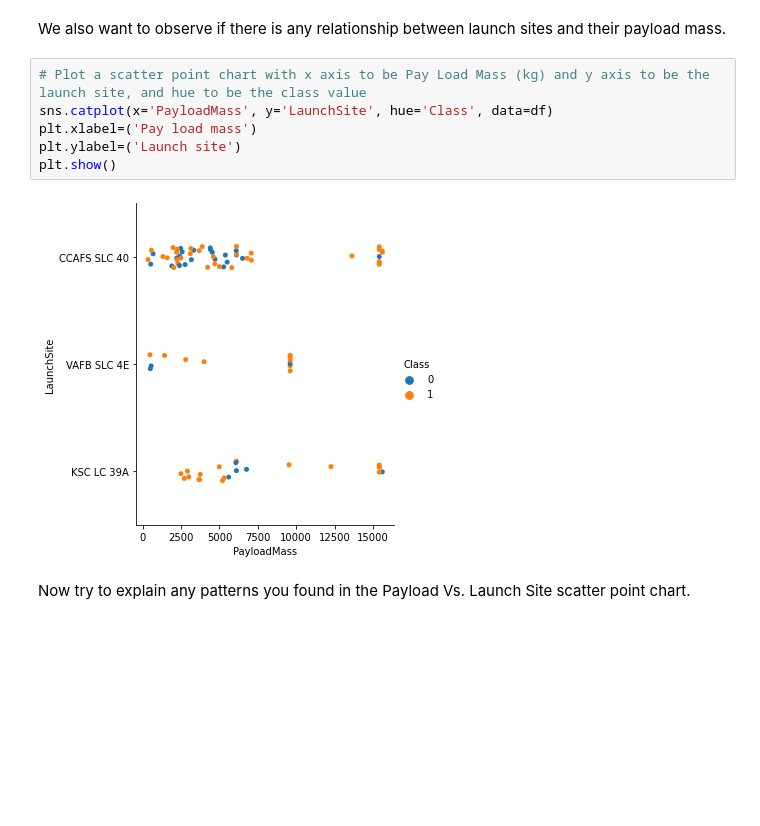
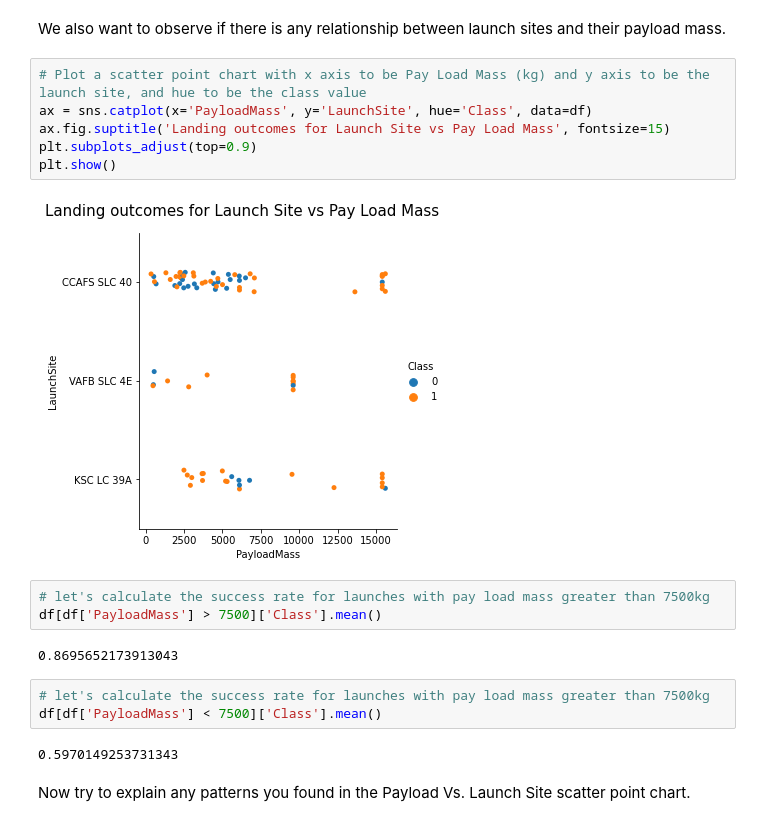
Before and after one commit to Yassine-El-M/test, a Jupyter notebook: EDA with Visualizations.ipynb, the cells around one changed output. Drawn from its saved outputs; the diff is of its cells as text; blank space fills up the shorter version.

```diff
--- a/EDA with Visualizations.ipynb
+++ b/EDA with Visualizations.ipynb
@@ -99,12 +97,22 @@ Now try to explain the patterns you found in the Flight Number vs. Launch Site s
 We also want to observe if there is any relationship between launch sites and their payload mass.
 # %%
 # Plot a scatter point chart with x axis to be Pay Load Mass (kg) and y axis to be the launch site, and hue to be the class value
-sns.catplot(x='PayloadMass', y='LaunchSite', hue='Class', data=df)
-plt.xlabel=('Pay load mass')
-plt.ylabel=('Launch site')
+ax = sns.catplot(x='PayloadMass', y='LaunchSite', hue='Class', data=df)
+ax.fig.suptitle('Landing outcomes for Launch Site vs Pay Load Mass', fontsize=15)
+plt.subplots_adjust(top=0.9)
 plt.show()
 # %% [output]
-[figure, old version]
+[figure, new version]
+# %%
+# let's calculate the success rate for launches with pay load mass greater than 7500kg
+df[df['PayloadMass'] > 7500]['Class'].mean()
+# %% [output]
+0.8695652173913043
+# %%
+# let's calculate the success rate for launches with pay load mass greater than 7500kg
+df[df['PayloadMass'] < 7500]['Class'].mean()
+# %% [output]
+0.5970149253731343
 # %% [markdown]
 Now try to explain any patterns you found in the Payload Vs. Launch Site scatter point chart.
 # %% [markdown]
```
Also changed, not shown: parts of 7 cells of this notebook.
